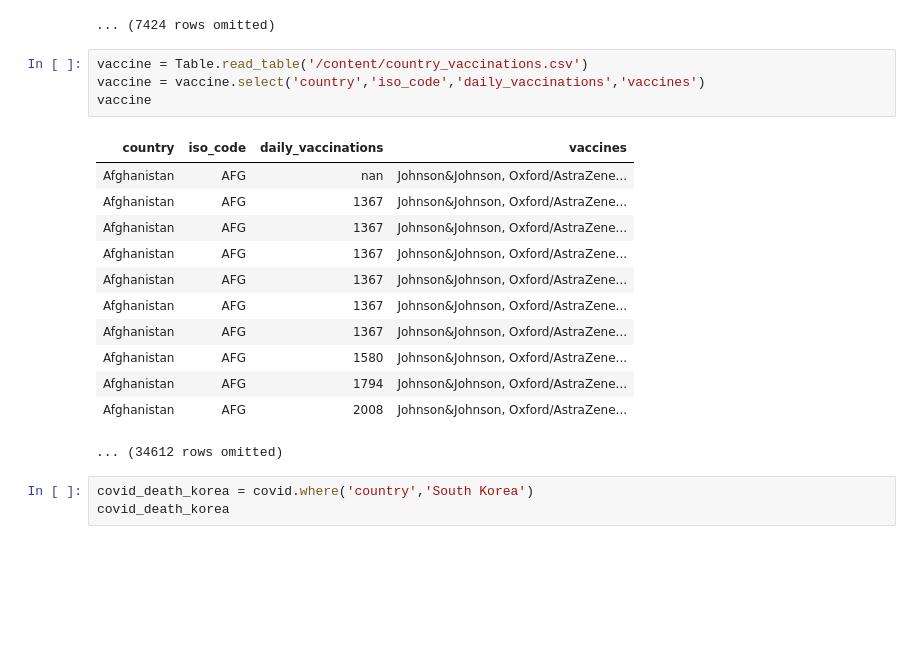
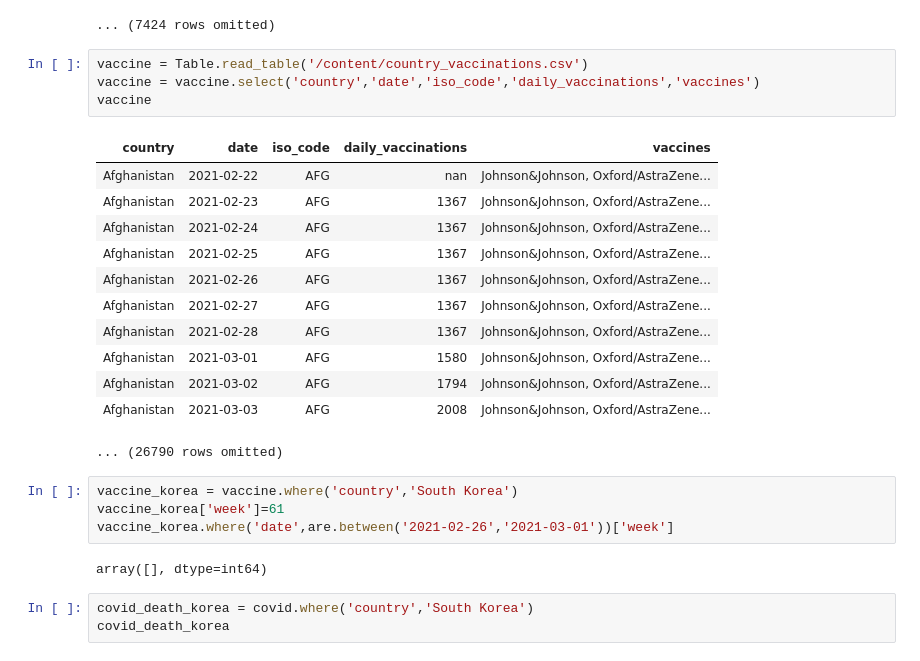
Before and after one commit to Lee-Jae-Ung/DScience, a Jupyter notebook: covid_death_rate.ipynb, the cells around one changed output. Cells and saved outputs as stored; diff of their text form; blank space fills up the shorter version.

```diff
--- a/covid_death_rate.ipynb
+++ b/covid_death_rate.ipynb
@@ -29,21 +30,27 @@ covid
 ... (7424 rows omitted)
 # %%
 vaccine = Table.read_table('/content/country_vaccinations.csv')
-vaccine = vaccine.select('country','iso_code','daily_vaccinations','vaccines')
+vaccine = vaccine.select('country','date','iso_code','daily_vaccinations','vaccines')
 vaccine
 # %% [output]
-| country | iso_code | daily_vaccinations | vaccines |
-| Afghanistan | AFG | nan | Johnson&Johnson, Oxford/AstraZene... |
-| Afghanistan | AFG | 1367 | Johnson&Johnson, Oxford/AstraZene... |
-| Afghanistan | AFG | 1367 | Johnson&Johnson, Oxford/AstraZene... |
-| Afghanistan | AFG | 1367 | Johnson&Johnson, Oxford/AstraZene... |
-| Afghanistan | AFG | 1367 | Johnson&Johnson, Oxford/AstraZene... |
-| Afghanistan | AFG | 1367 | Johnson&Johnson, Oxford/AstraZene... |
-| Afghanistan | AFG | 1367 | Johnson&Johnson, Oxford/AstraZene... |
-| Afghanistan | AFG | 1580 | Johnson&Johnson, Oxford/AstraZene... |
-| Afghanistan | AFG | 1794 | Johnson&Johnson, Oxford/AstraZene... |
-| Afghanistan | AFG | 2008 | Johnson&Johnson, Oxford/AstraZene... |
+| country | date | iso_code | daily_vaccinations | vaccines |
+| Afghanistan | 2021-02-22 | AFG | nan | Johnson&Johnson, Oxford/AstraZene... |
+| Afghanistan | 2021-02-23 | AFG | 1367 | Johnson&Johnson, Oxford/AstraZene... |
+| Afghanistan | 2021-02-24 | AFG | 1367 | Johnson&Johnson, Oxford/AstraZene... |
+| Afghanistan | 2021-02-25 | AFG | 1367 | Johnson&Johnson, Oxford/AstraZene... |
+| Afghanistan | 2021-02-26 | AFG | 1367 | Johnson&Johnson, Oxford/AstraZene... |
+| Afghanistan | 2021-02-27 | AFG | 1367 | Johnson&Johnson, Oxford/AstraZene... |
+| Afghanistan | 2021-02-28 | AFG | 1367 | Johnson&Johnson, Oxford/AstraZene... |
+| Afghanistan | 2021-03-01 | AFG | 1580 | Johnson&Johnson, Oxford/AstraZene... |
+| Afghanistan | 2021-03-02 | AFG | 1794 | Johnson&Johnson, Oxford/AstraZene... |
+| Afghanistan | 2021-03-03 | AFG | 2008 | Johnson&Johnson, Oxford/AstraZene... |
-... (34612 rows omitted)
+... (26790 rows omitted)
+# %%
+vaccine_korea = vaccine.where('country','South Korea')
+vaccine_korea['week']=61
+vaccine_korea.where('date',are.between('2021-02-26','2021-03-01'))['week']
+# %% [output]
+array([], dtype=int64)
 # %%
 covid_death_korea = covid.where('country','South Korea')
 covid_death_korea
```
Also changed, not shown: parts of 2 cells of this notebook.
